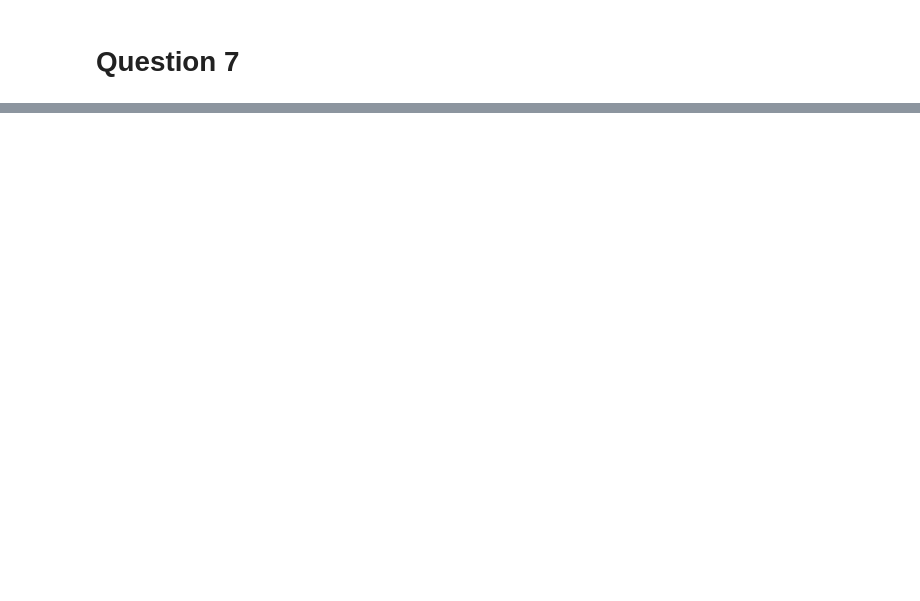
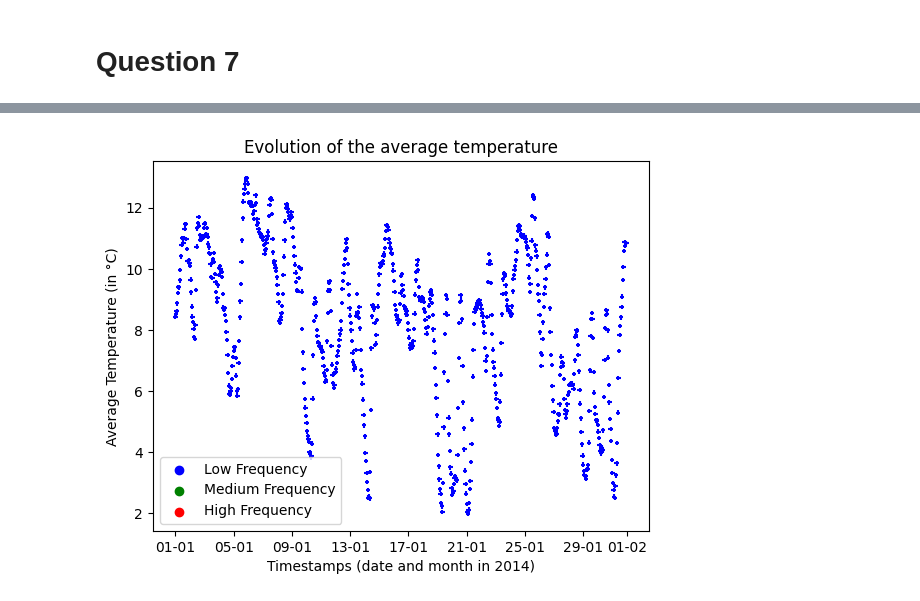
Before and after one commit to victorgalmiche/TimeSeries-TP3, a Jupyter notebook: Assignment 3.ipynb, the cells around one changed output, grey strips where cells are left out. Drawn from its saved outputs; the diff is of its cells as text; code cells hidden in the pictures; blank space fills up the shorter version.

```diff
--- a/Assignment 3.ipynb
+++ b/Assignment 3.ipynb
@@ -354,0 +395,2 @@ plt.show()
+# %%
+eigenvals_prime, eigenvects_prime = eigh(G_prime.L.todense()) # Eigendecomposition of the Laplacian matrix of G'
@@ -354,0 +418,27 @@ plt.show()
+# %%
+energies = energy_profile_H(temperature_df_cleaned.to_numpy())
+# %%
+classifications = np.argmax(energies, axis=1)
+classifications = classifications.reshape((T, G.N))
+
+majority_classes = []
+for t in range(T):
+    majority_classes.append(np.bincount(classifications[t]).argmax())
+
+
+marker_colors = [colors[c] for c in majority_classes]
+
+plt.scatter(temperature_df_cleaned.index, average_temperatures, c=marker_colors, marker='+', s=10)
+date_form = DateFormatter("%d-%m")
+plt.gca().xaxis.set_major_formatter(date_form)
+
+for i in range(len(colors)):
+    plt.scatter([], [], c=colors[i], label=labels[i])
+plt.legend()
+
+plt.title('Evolution of the average temperature')
+plt.xlabel('Timestamps (date and month in 2014)')
+plt.ylabel('Average Temperature (in °C)')
+plt.show()
+# %% [output]
+[figure, added]
```
Also changed, not shown: parts of 4 cells of this notebook, 1 other file.
